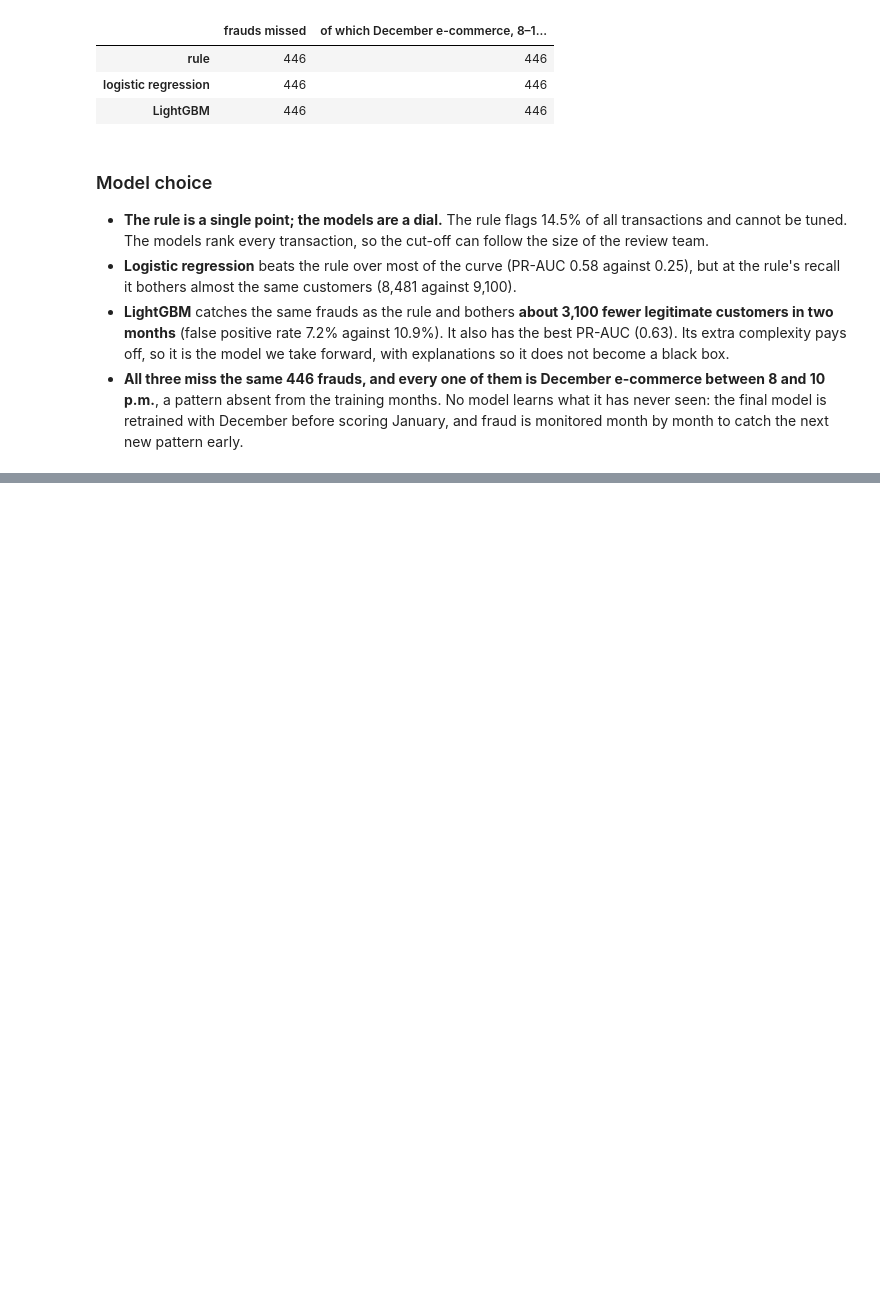
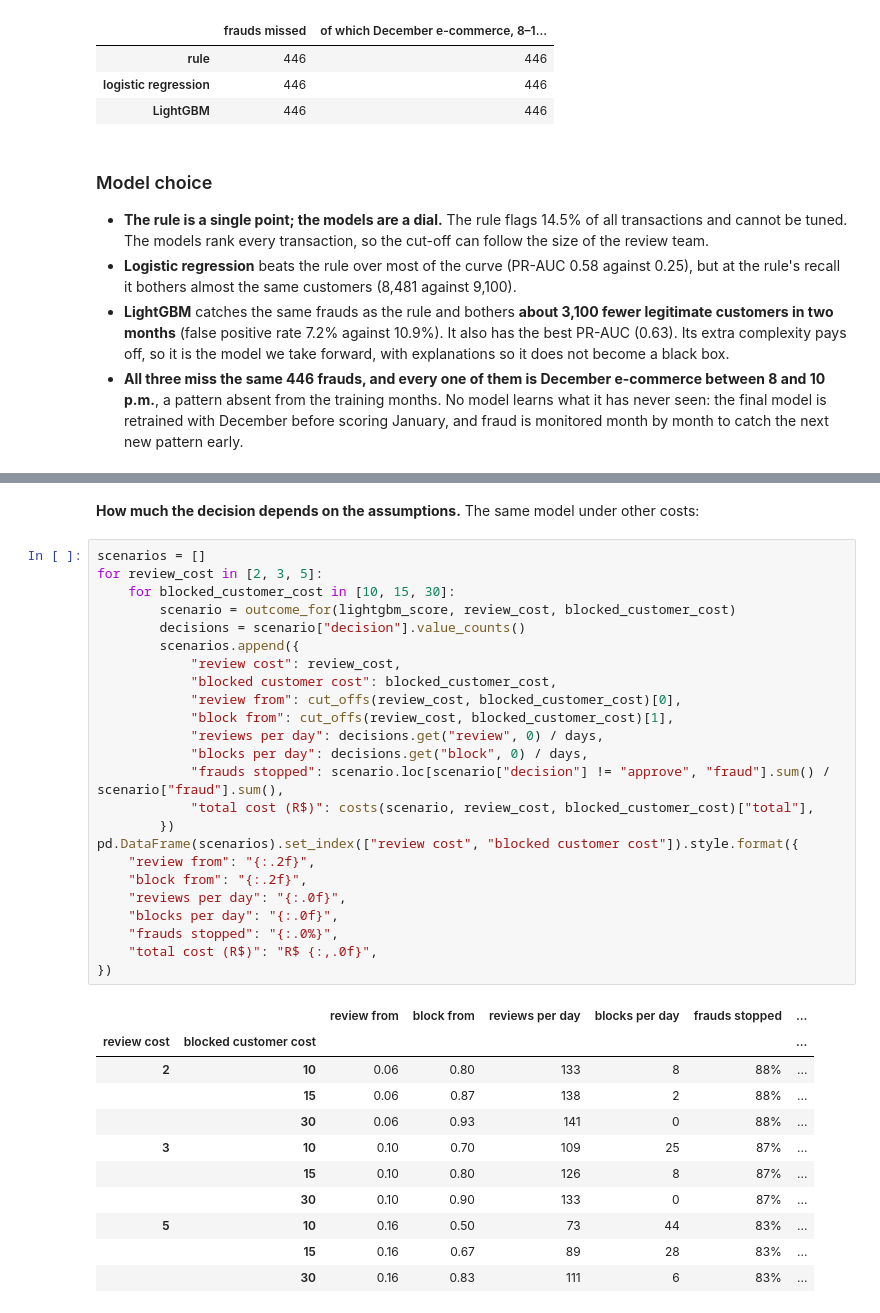
Before and after one commit to JuliaNazka/fraud-detection-case, a Jupyter notebook: notebooks/fraud_detection.ipynb, the cells around one changed output, grey strips where cells are left out. Saved outputs shown, nothing was run; the diff lists cells and outputs as text; blank space fills up the shorter version.

```diff
--- a/notebooks/fraud_detection.ipynb
+++ b/notebooks/fraud_detection.ipynb
@@ -440,0 +574,38 @@ pd.DataFrame({
+# %% [markdown]
+**How much the decision depends on the assumptions.** The same model under other costs:
+# %%
+scenarios = []
+for review_cost in [2, 3, 5]:
+    for blocked_customer_cost in [10, 15, 30]:
+        scenario = outcome_for(lightgbm_score, review_cost, blocked_customer_cost)
+        decisions = scenario["decision"].value_counts()
+        scenarios.append({
+            "review cost": review_cost,
+            "blocked customer cost": blocked_customer_cost,
+            "review from": cut_offs(review_cost, blocked_customer_cost)[0],
+            "block from": cut_offs(review_cost, blocked_customer_cost)[1],
+            "reviews per day": decisions.get("review", 0) / days,
+            "blocks per day": decisions.get("block", 0) / days,
+            "frauds stopped": scenario.loc[scenario["decision"] != "approve", "fraud"].sum() / scenario["fraud"].sum(),
+            "total cost (R$)": costs(scenario, review_cost, blocked_customer_cost)["total"],
+        })
+pd.DataFrame(scenarios).set_index(["review cost", "blocked customer cost"]).style.format({
+    "review from": "{:.2f}",
+    "block from": "{:.2f}",
+    "reviews per day": "{:.0f}",
+    "blocks per day": "{:.0f}",
+    "frauds stopped": "{:.0%}",
+    "total cost (R$)": "R$ {:,.0f}",
+})
+# %% [output]
+|  |  | review from | block from | reviews per day | blocks per day | frauds stopped | ... |
+| review cost | blocked customer cost |  |  |  |  |  | ... |
+| 2 | 10 | 0.06 | 0.80 | 133 | 8 | 88% | ... |
+|  | 15 | 0.06 | 0.87 | 138 | 2 | 88% | ... |
+|  | 30 | 0.06 | 0.93 | 141 | 0 | 88% | ... |
+| 3 | 10 | 0.10 | 0.70 | 109 | 25 | 87% | ... |
+|  | 15 | 0.10 | 0.80 | 126 | 8 | 87% | ... |
+|  | 30 | 0.10 | 0.90 | 133 | 0 | 87% | ... |
+| 5 | 10 | 0.16 | 0.50 | 73 | 44 | 83% | ... |
+|  | 15 | 0.16 | 0.67 | 89 | 28 | 83% | ... |
+|  | 30 | 0.16 | 0.83 | 111 | 6 | 83% | ... |
```
Also changed, not shown: parts of 10 cells of this notebook, 1 other file.
